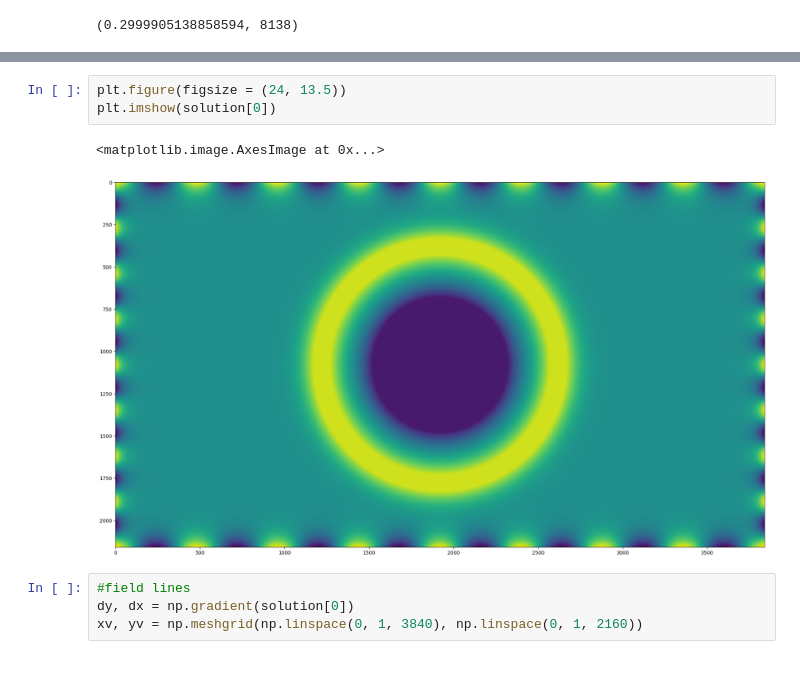
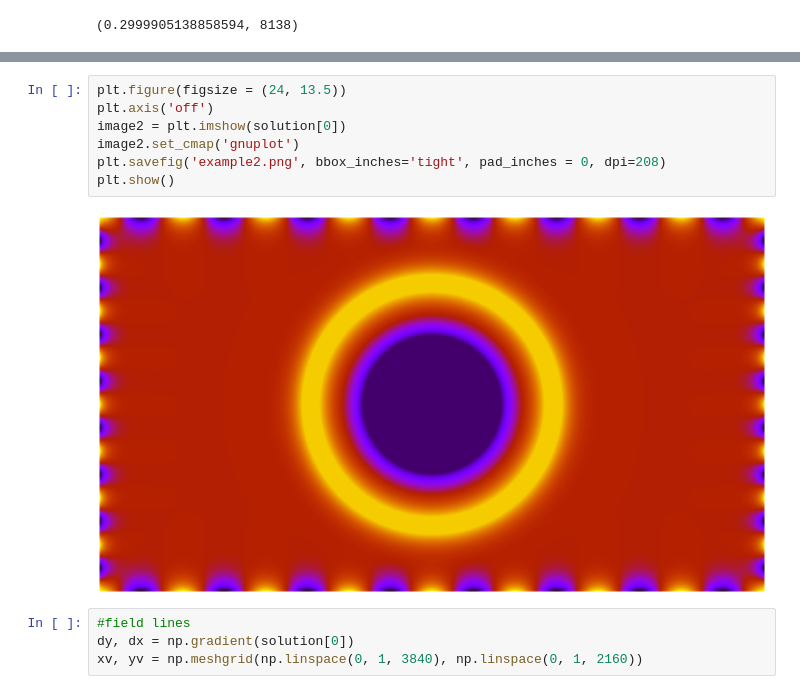
Before and after one commit to dcthecook/electrodynamics, a Jupyter notebook: CYTHON_Jacobi_Multiprocessed.ipynb, the cells around one changed output, grey strips where cells are left out. Saved outputs shown, nothing was run; the diff lists cells and outputs as text.

```diff
--- a/CYTHON_Jacobi_Multiprocessed.ipynb
+++ b/CYTHON_Jacobi_Multiprocessed.ipynb
@@ -186,10 +179,13 @@ solution[0]
 ![timmings.png](attachment:timmings.png)
 # %%
 plt.figure(figsize = (24, 13.5))
-plt.imshow(solution[0])
+plt.axis('off')
+image2 = plt.imshow(solution[0])
+image2.set_cmap('gnuplot')
+plt.savefig('example2.png', bbox_inches='tight', pad_inches = 0, dpi=208)
+plt.show()
 # %% [output]
-<matplotlib.image.AxesImage at 0x...>
-[figure, old version]
+[figure, new version]
 # %%
 #field lines
 dy, dx = np.gradient(solution[0])
```
Also changed, not shown: parts of 8 cells of this notebook, 2 other files.
